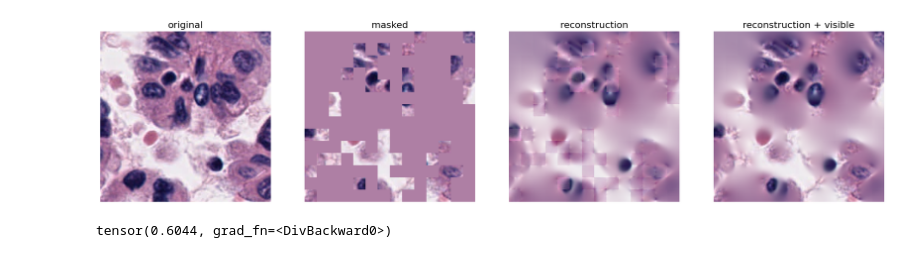
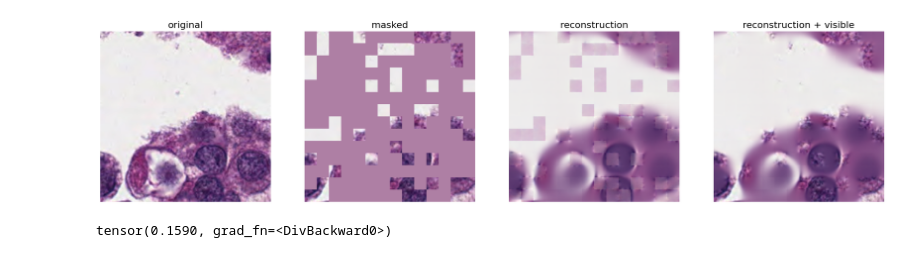
Before and after one commit to Nauw1010/cs5242proj, a Jupyter notebook: transformers.ipynb, the cells around one changed output. Drawn from its saved outputs; the diff is of its cells as text; code cells hidden in the pictures.

Commit message:
Collect data. Train with masks.

```diff
--- a/transformers.ipynb
+++ b/transformers.ipynb
@@ -11,9 +1,29 @@ model = ViTMAEForPreTraining.from_pretrained("facebook/vit-mae-base")
+# %%
+import torch
+from transformers import ViTMAEForPreTraining
+import matplotlib.pyplot as plt
+import os
+import random
+import numpy as np
+from data_utils import WBCdataset, pRCCdataset
+from torchvision import transforms
+from torch.utils.data import DataLoader
+
+# make random mask reproducible (comment out to make it change)
+def seed_everything(seed):
+    random.seed(seed)
+    os.environ['PYTHONHASHSEED'] = str(seed)
+    np.random.seed(seed)
+    torch.manual_seed(seed)
+    torch.cuda.manual_seed(seed)
+    torch.cuda.manual_seed_all(seed)
+    torch.backends.cudnn.deterministic = True
+
+seed_everything(10)
+
+model = ViTMAEForPreTraining.from_pretrained("facebook/vit-mae-base")
+model2 = ViTMAEForPreTraining.from_pretrained("Mo0310/vitmae_pRCC_80epochs")
 # %%
-import numpy as np
-from data_utils import WBCdataset, pRCCdataset
-from torchvision import transforms
-from torch.utils.data import DataLoader
-
 WBC_mean = np.array([0.7049, 0.5392, 0.5885])
 WBC_std = np.array([0.1626, 0.1902, 0.0974])
 
@@ -49,11 +59,9 @@ def get_WBC_transform(is_train):
 pRCC = pRCCdataset(path_to_folder='../data/dataset/pRCC_nolabel', transform=get_pRCC_transform())
 WBC = WBCdataset(path_to_folder='../data/dataset/WBC_10/train', label_dict=label_dict, transform=get_WBC_transform(True))
 WBCloader = DataLoader(WBC, batch_size=64, shuffle=True)
-pRCCloader = DataLoader(pRCC, batch_size=1, shuffle=False)
+pRCCloader = DataLoader(pRCC, batch_size=1, shuffle=True)
 img, _ = next(iter(pRCCloader))
 # %%
-import matplotlib.pyplot as plt
-
 def show_image(image, title=''):
     # image is [H, W, 3]
     assert image.shape[2] == 3
@@ -74,33 +82,34 @@ def visualize(pixel_values, model):
     mask = model.unpatchify(mask)  # 1 is removing, 0 is keeping
     mask = torch.einsum('nchw->nhwc', mask).detach().cpu()
 
     x = torch.einsum('nchw->nhwc', pixel_values)
 
     # masked image
     im_masked = x * (1 - mask)
 
     # MAE reconstruction pasted with visible patches
     im_paste = x * (1 - mask) + y * mask
 
     # make the plt figure larger
     plt.rcParams['figure.figsize'] = [24, 24]
 
     plt.subplot(1, 4, 1)
     show_image(x[0], "original")
 
     plt.subplot(1, 4, 2)
     show_image(im_masked[0], "masked")
 
     plt.subplot(1, 4, 3)
     show_image(y[0], "reconstruction")
 
     plt.subplot(1, 4, 4)
     show_image(im_paste[0], "reconstruction + visible")
 
     plt.show()
     return outputs.loss
 
-visualize(img, model)
+
+visualize(img, model2)
 # %% [output]
-[figure, old version]
+[figure, new version]
-tensor(0.6044, grad_fn=<DivBackward0>)
+tensor(0.1590, grad_fn=<DivBackward0>)
```
Also changed, not shown: parts of 5 cells of this notebook, 22 other files.
